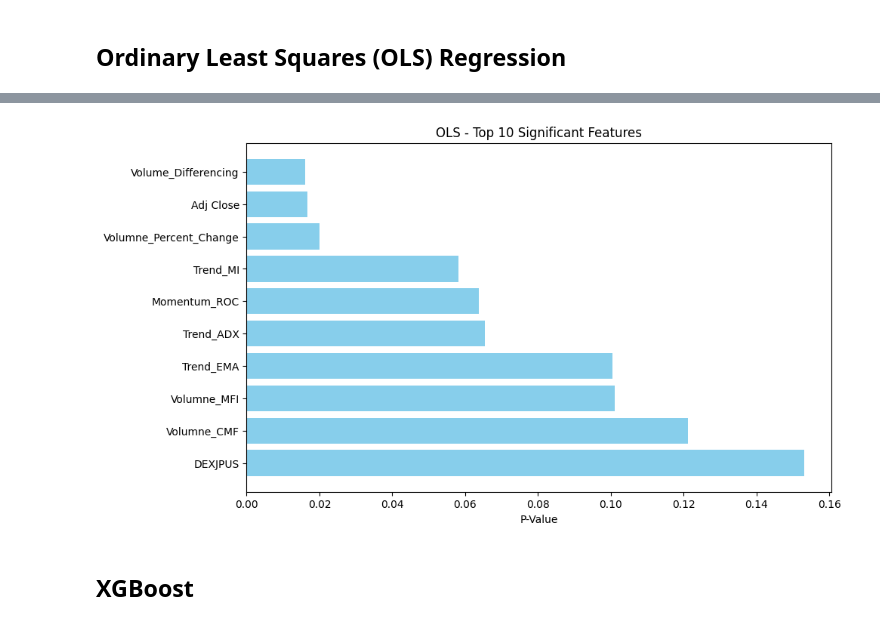
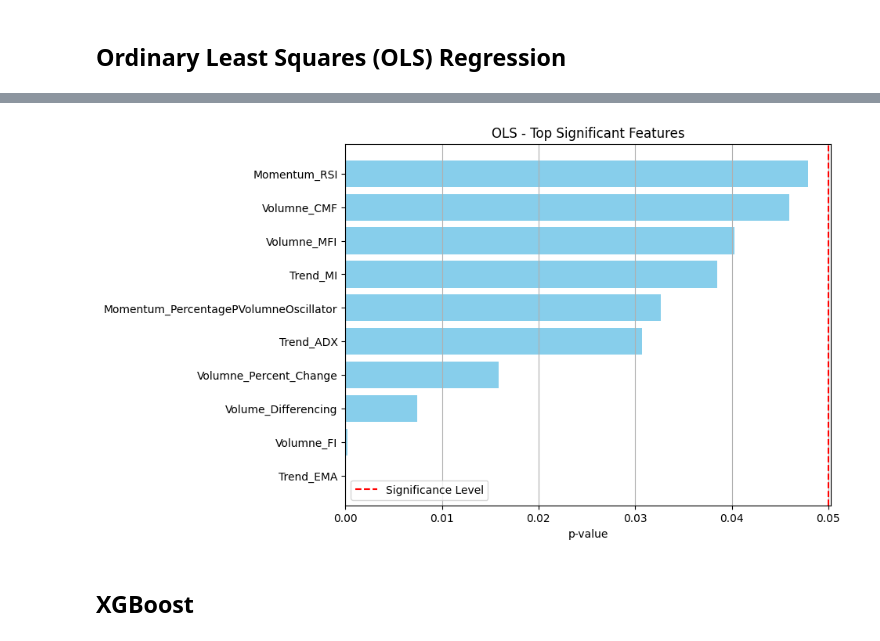
Before and after one commit to piyush-an/INFO7374_Predict_StockPrice, a Jupyter notebook: 3_Feature_Importance.ipynb, the cells around one changed output, grey strips where cells are left out. Drawn from its saved outputs; the diff is of its cells as text; code cells hidden in the pictures.

```diff
--- a/3_Feature_Importance.ipynb
+++ b/3_Feature_Importance.ipynb
@@ -202,21 +230,37 @@ Notes:
 [1] Standard Errors assume that the covariance matrix of the errors is correctly specified.
 [2] The condition number is large, 1.66e+11. This might indicate that there are
 strong multicollinearity or other numerical problems.
-# %%
-p_values = OLS_Model.pvalues[1:]
-feature_names = X_train.columns
-
-p_values_df = pd.DataFrame({'Feature': feature_names, 'P-Value': p_values})
-p_values_df = p_values_df.sort_values(by='P-Value').head(10)
-
-plt.figure(figsize=(10, 6))
-plt.barh(p_values_df['Feature'], p_values_df['P-Value'], color='skyblue')
-plt.xlabel('P-Value')
-plt.title('OLS - Top 10 Significant Features')
-plt.gca().invert_yaxis()
-plt.show()
-# %% [output]
-[figure, removed]
+# %%
+# Extract p-values
+p_values_ols = OLS_Model.pvalues
+
+# Set a significance level (e.g., 0.05)
+significance_level = 0.05
+
+# Get indices of significant features based on p-values
+significant_features_indices_ols = [i for i, p_val in enumerate(p_values_ols) if p_val < significance_level]
+
+# Get the names of significant features and their corresponding p-values
+significant_features_ols = [X_train_const.columns[i] for i in significant_features_indices_ols]
+significant_p_values_ols = [p_values_ols[i] for i in significant_features_indices_ols]
+
+# Sort features based on their p-values
+sorted_indices_ols = np.argsort(significant_p_values_ols)  # Sort indices in ascending order of p-values
+
+sorted_features_ols = [significant_features_ols[i] for i in sorted_indices_ols]
+sorted_p_values_ols = [significant_p_values_ols[i] for i in sorted_indices_ols]
+
+# Plotting
+plt.figure(figsize=(8, 6))
+plt.barh(sorted_features_ols, sorted_p_values_ols, color='skyblue')
+plt.xlabel('p-value')
+plt.title('OLS - Top Significant Features')
+plt.axvline(x=significance_level, color='red', linestyle='--', label='Significance Level')
+plt.legend()
+plt.grid(axis='x')
+plt.show()
+# %% [output]
+[figure, added]
 # %% [markdown]
 ## XGBoost
 # %%
```
Also changed, not shown: parts of 11 cells of this notebook.
